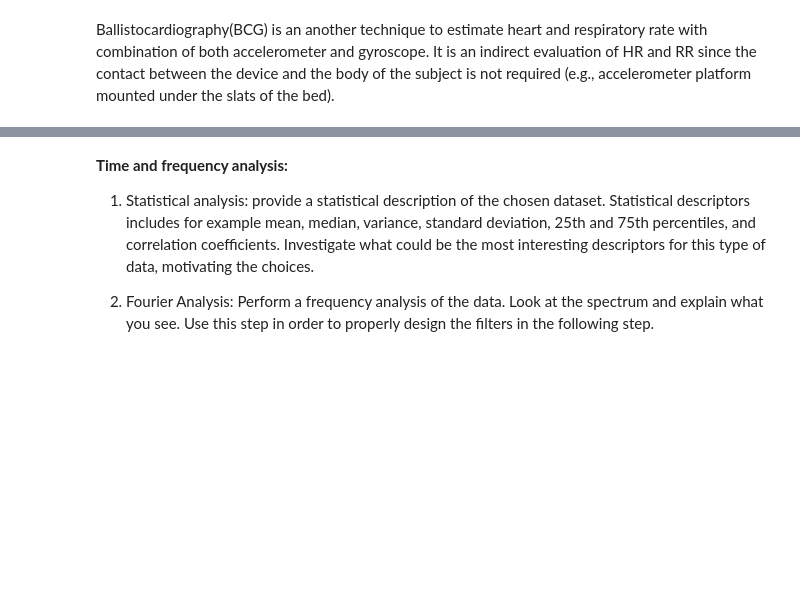
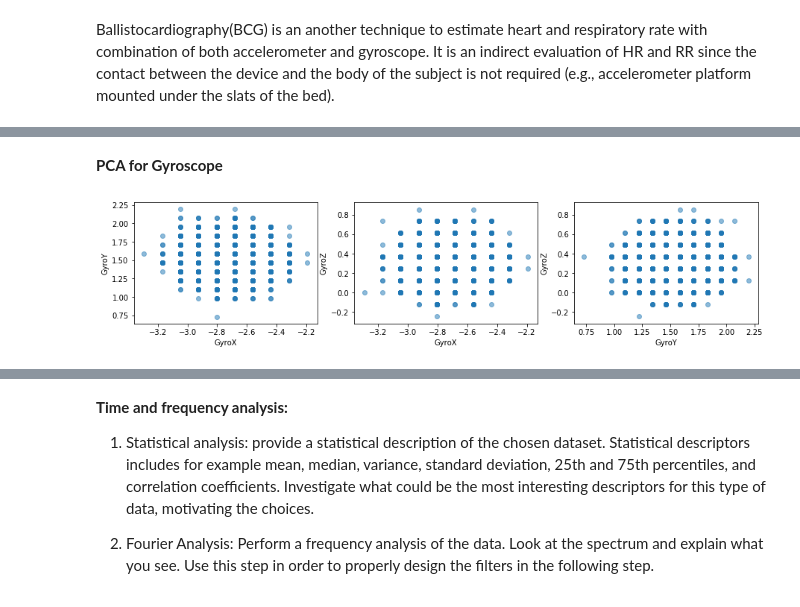
Before and after one commit to CrostaBot/HeartRateEstimation, a Jupyter notebook: BCG.ipynb, the cells around one changed output, grey strips where cells are left out. Drawn from its saved outputs; the diff is of its cells as text; code cells hidden in the pictures; blank space fills up the shorter version.

```diff
--- a/BCG.ipynb
+++ b/BCG.ipynb
@@ -10,0 +188,18 @@ Ballistocardiography(BCG) is an another technique to estimate heart and respirat
+# %% [markdown]
+**PCA for Gyroscope**
+# %%
+X_gyro = np.array([gyroX, gyroY, gyroZ])
+
+figure, axis = plt.subplots(1,3, figsize = (15,3))
+axis[0].scatter(X_gyro[0,:], X_gyro[1,:], alpha=0.5)
+axis[0].set_xlabel('GyroX')
+axis[0].set_ylabel('GyroY')
+axis[1].scatter(X_gyro[0,:], X_gyro[2,:], alpha=0.5)
+axis[1].set_xlabel('GyroX')
+axis[1].set_ylabel('GyroZ')
+axis[2].scatter(X_gyro[1,:], X_gyro[2,:], alpha=0.5)
+axis[2].set_xlabel('GyroY')
+axis[2].set_ylabel('GyroZ')
+plt.show()
+# %% [output]
+[figure, added]
```
Also changed, not shown: parts of 11 cells of this notebook, 1 other file.
